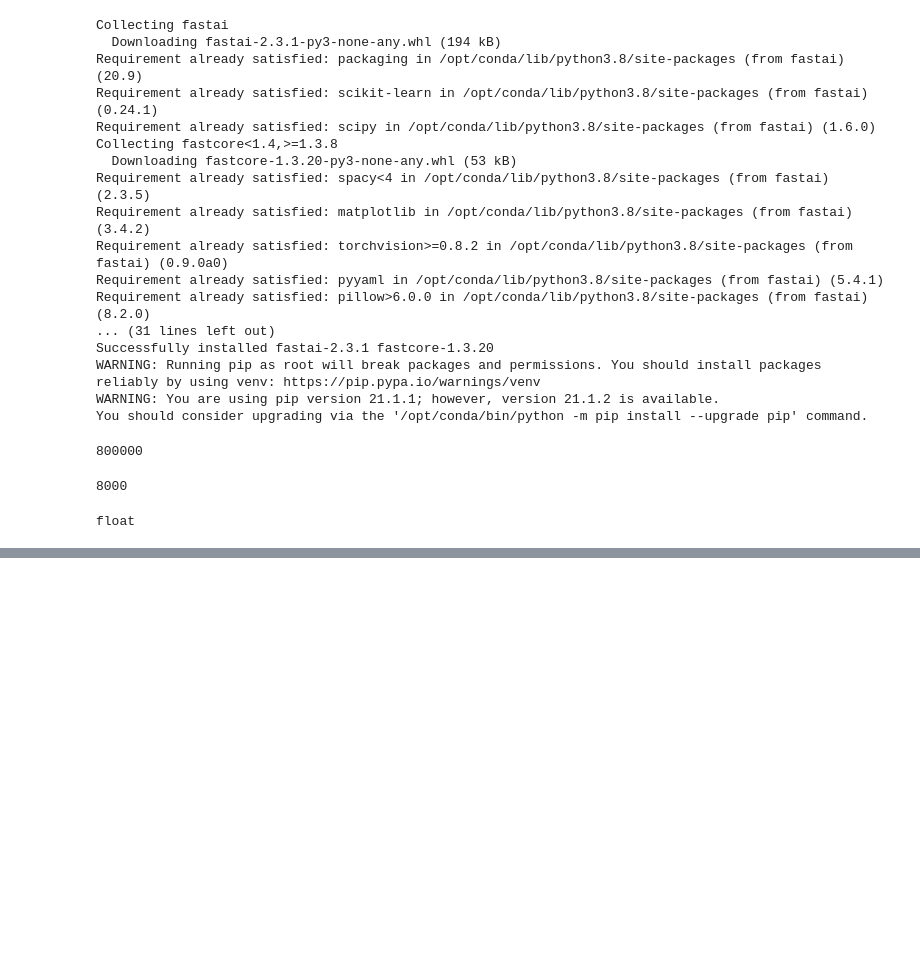
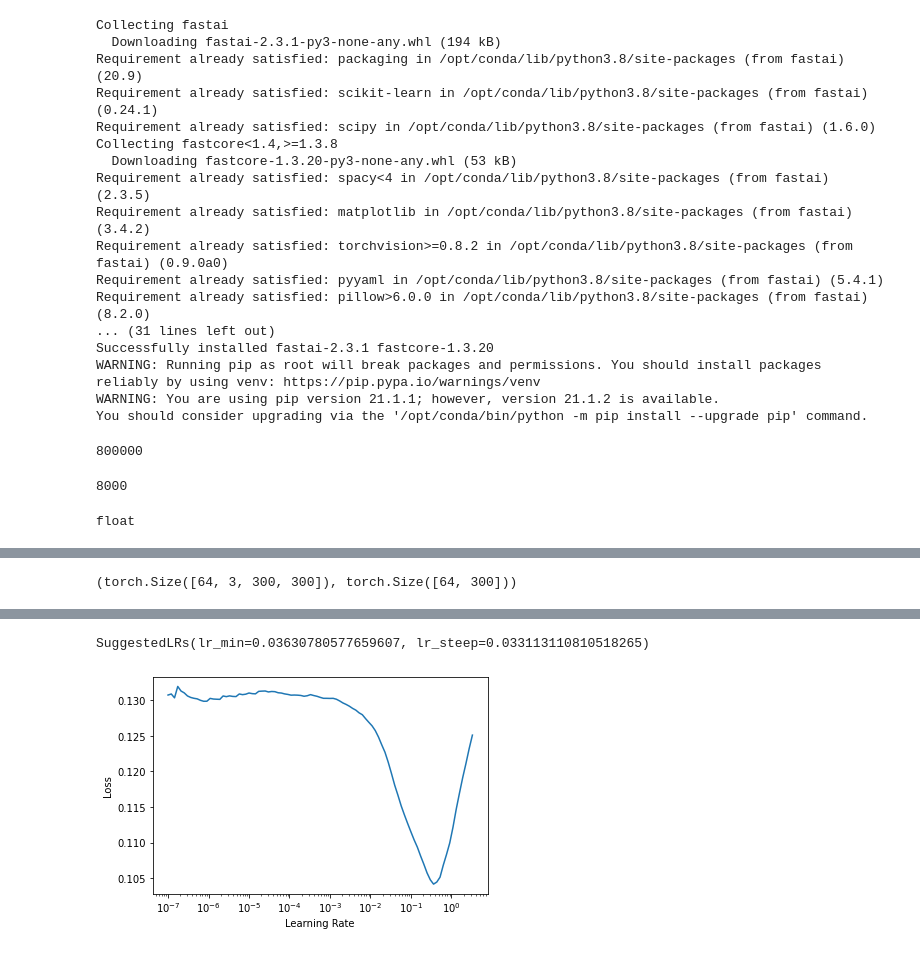
Before and after one commit to satish860/multi_modal_Image, a Jupyter notebook: 02-ImageBaseline.ipynb, the cells around one changed output, grey strips where cells are left out. Cells and saved outputs as stored; diff of their text form; code cells hidden in the pictures; blank space fills up the shorter version.

```diff
--- a/02-ImageBaseline.ipynb
+++ b/02-ImageBaseline.ipynb
@@ -22,8 +22,6 @@ You should consider upgrading via the '/opt/conda/bin/python -m pip install --up
 from fastai.vision.all import *
 # %%
 import pandas as pd
-# %%
-datablocks = DataBlock()
 # %%
 df = pd.read_csv('train.csv')
 # %%
@@ -81,0 +74,6 @@ x_test.head()
+# %%
+dblocks = DataBlock((ImageBlock,RegressionBlock),
+                       get_x= get_x,
+                       get_y = get_y,
+                       batch_tfms=[*aug_transforms(size=(240,320)),Normalize.from_stats(*imagenet_stats)])
+dls=datablocks.dataloaders(x_test)
@@ -81,0 +91,11 @@ x_test.head()
+# %%
+xb,yb = dls.one_batch()
+xb.shape,yb.shape
+# %% [output]
+(torch.Size([64, 3, 300, 300]), torch.Size([64, 300]))
+# %%
+learn = cnn_learner(dls, resnet18, y_range=(0,1))
+learn.metrics = partial(accuracy_multi, thresh=0.5,sigmoid=True)
+# %%
+learn.lr_find()
+# %% [output]
@@ -81,0 +103,2 @@ x_test.head()
+SuggestedLRs(lr_min=0.03630780577659607, lr_steep=0.033113110810518265)
+[figure, added]
```
Also changed, not shown: parts of 15 cells of this notebook, 2 other files.
